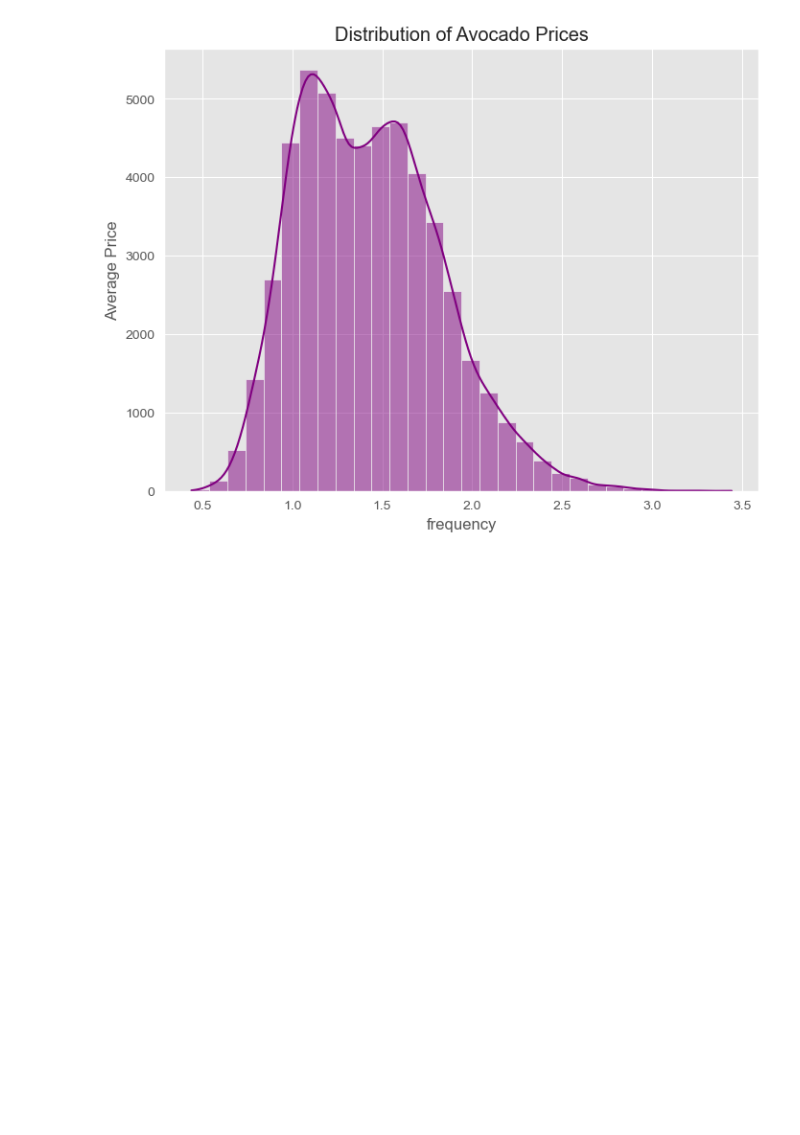
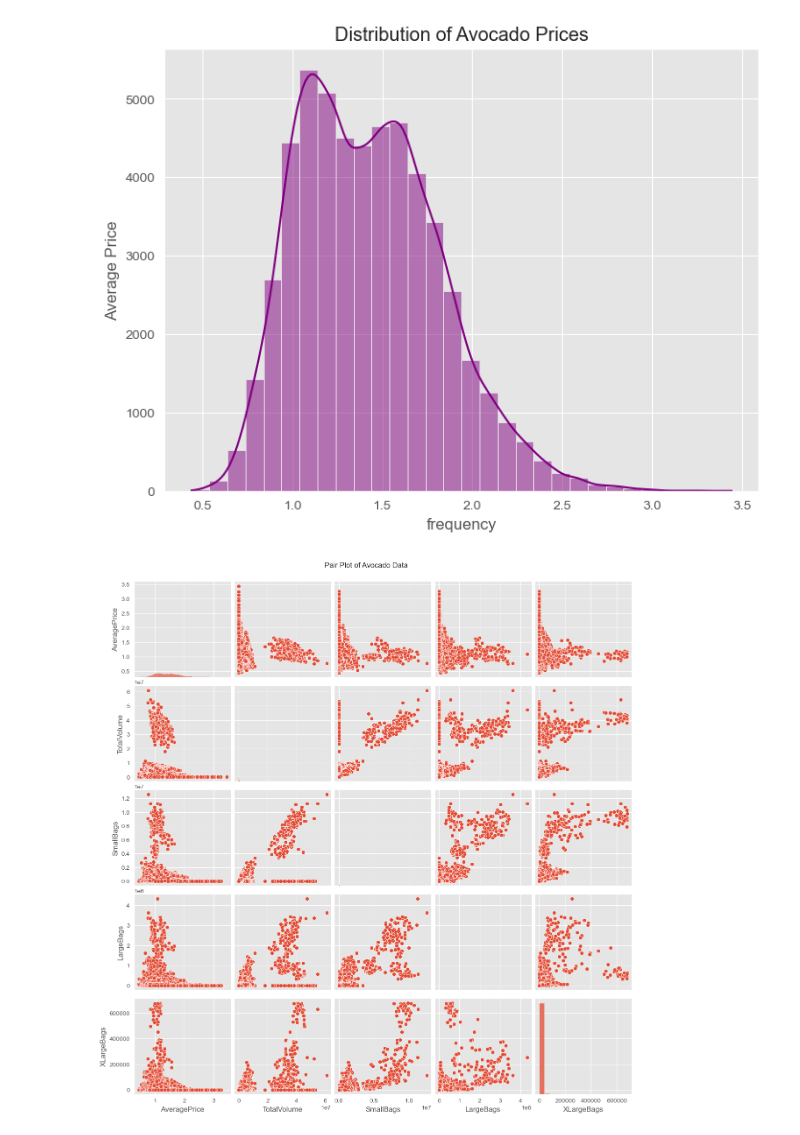
Before and after one commit to Aston327/ExploreAI---Python-Group-Project, a Jupyter notebook: Khuthadzo_Total_Bags.ipynb, the cells around one changed output. Cells and saved outputs as stored; diff of their text form; code cells hidden in the pictures; blank space fills up the shorter version.

```diff
--- a/Khuthadzo_Total_Bags.ipynb
+++ b/Khuthadzo_Total_Bags.ipynb
@@ -94,0 +114,8 @@ plt.show()
+# %%
+import seaborn as sns
+
+sns.pairplot(avocado_data[['AveragePrice', 'TotalVolume', 'SmallBags', 'LargeBags', 'XLargeBags']])
+plt.suptitle('Pair Plot of Avocado Data', y=1.02)
+plt.show()
+# %% [output]
+[figure, added]
```
Also changed, not shown: parts of 3 cells of this notebook.
